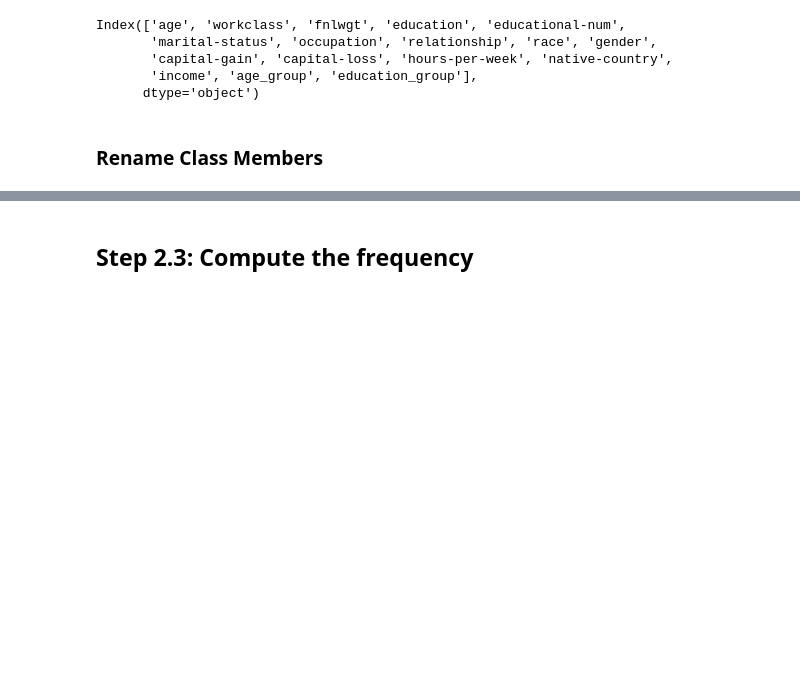
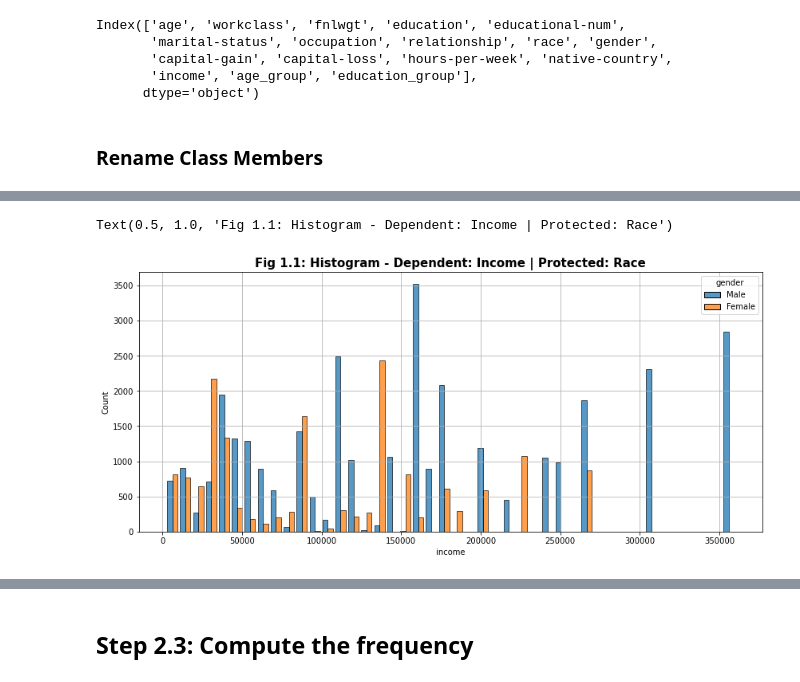
Before and after one commit to rahalrsh/adult-income-project, a Jupyter notebook: adult-income.ipynb, the cells around one changed output, grey strips where cells are left out. Cells and saved outputs as stored; diff of their text form; code cells hidden in the pictures; blank space fills up the shorter version.

```diff
--- a/adult-income.ipynb
+++ b/adult-income.ipynb
@@ -171,3 +202,11 @@ See the caveats in the documentation: https://pandas.pydata.org/pandas-docs/stab
+# %%
+fig, ax = plt.subplots(figsize=(14,6))
+g=sns.histplot(data=data, x="income", hue='gender', multiple="dodge", shrink=.8, ax =ax)
+plt.grid()
+plt.title('Fig 1.1: Histogram - Dependent: Income | Protected: Race', fontdict={'fontsize': 15, 'fontweight': 'heavy'})
+# %% [output]
+Text(0.5, 1.0, 'Fig 1.1: Histogram - Dependent: Income | Protected: Race')
+[figure, added]
 # %%
 data.head()
 # %% [output]
```
Also changed, not shown: parts of 39 cells of this notebook.
